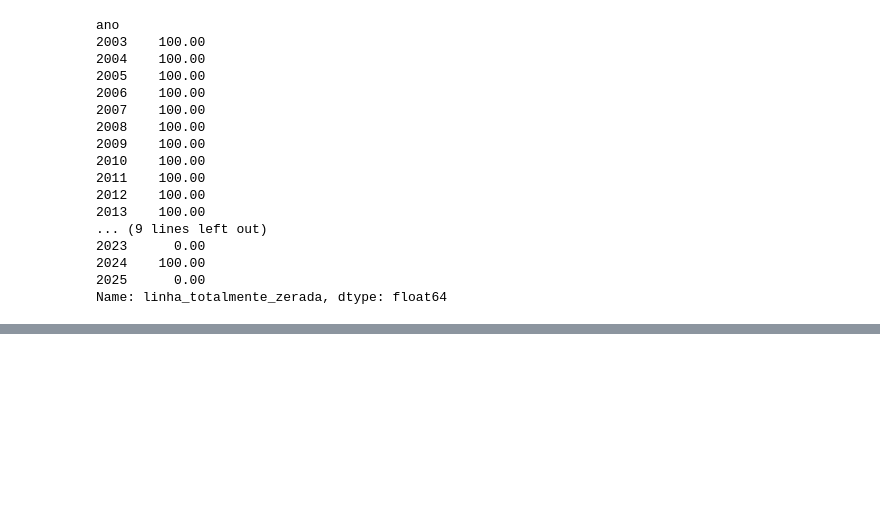
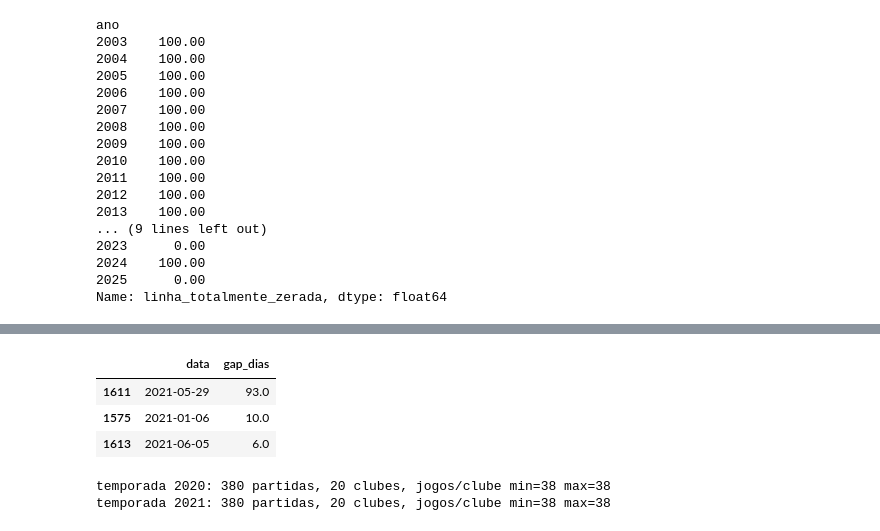
Before and after one commit to FelipePinheiro964/Projeto-Em-Business-Intelligence-e-Analytics, a Jupyter notebook: notebooks/01_analise_dataset.ipynb, the cells around one changed output, grey strips where cells are left out. Drawn from its saved outputs; the diff is of its cells as text; code cells hidden in the pictures; blank space fills up the shorter version.

Commit message:
feat: cria variavel temporada real para corrigir mistura de calendario 2020/2021 (corte 29/05/2021)

```diff
--- a/notebooks/01_analise_dataset.ipynb
+++ b/notebooks/01_analise_dataset.ipynb
@@ -819,0 +828,31 @@ Name: linha_totalmente_zerada, dtype: float64
+# %%
+partidas["data_dt"] = pd.to_datetime(partidas["data"], format="%d/%m/%Y")
+
+datas_unicas = pd.Series(sorted(partidas["data_dt"].unique()))
+gaps = datas_unicas.diff().dt.days
+pd.DataFrame({"data": datas_unicas, "gap_dias": gaps}).query("'2020-12-01' <= data <= '2021-07-01'").sort_values("gap_dias", ascending=False).head(3)
+# %% [output]
+|  | data | gap_dias |
+| 1611 | 2021-05-29 | 93.0 |
+| 1575 | 2021-01-06 | 10.0 |
+| 1613 | 2021-06-05 | 6.0 |
+# %%
+# Há um hiato de 93 dias terminando em 29/05/2021 — início real da temporada 2021.
+CORTE_TEMPORADA_2021 = pd.Timestamp("2021-05-29")
+
+def definir_temporada(row):
+    if row["ano"] in (2020, 2021):
+        return 2020 if row["data_dt"] < CORTE_TEMPORADA_2021 else 2021
+    return row["ano"]
+
+partidas["temporada"] = partidas.apply(definir_temporada, axis=1)
+
+# Validação: 2020 e 2021 corrigidos devem voltar a ter 20 clubes, 38 jogos cada
+for t in [2020, 2021]:
+    sub = partidas[partidas["temporada"] == t]
+    clubes = pd.concat([sub["mandante"], sub["visitante"]]).nunique()
+    jc = sub["mandante"].value_counts().add(sub["visitante"].value_counts(), fill_value=0)
+    print(f"temporada {t}: {len(sub)} partidas, {clubes} clubes, jogos/clube min={jc.min():.0f} max={jc.max():.0f}")
+# %% [output]
+temporada 2020: 380 partidas, 20 clubes, jogos/clube min=38 max=38
+temporada 2021: 380 partidas, 20 clubes, jogos/clube min=38 max=38
```
Also changed, not shown: parts of 1 cell of this notebook.
